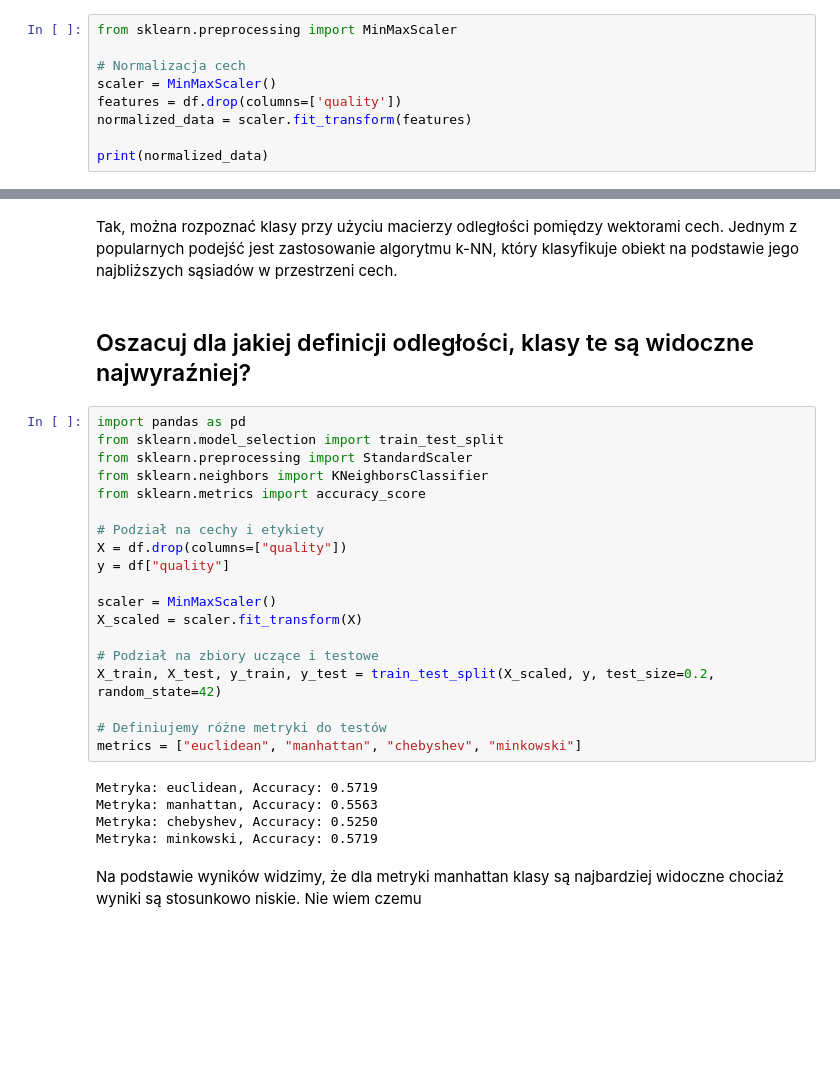
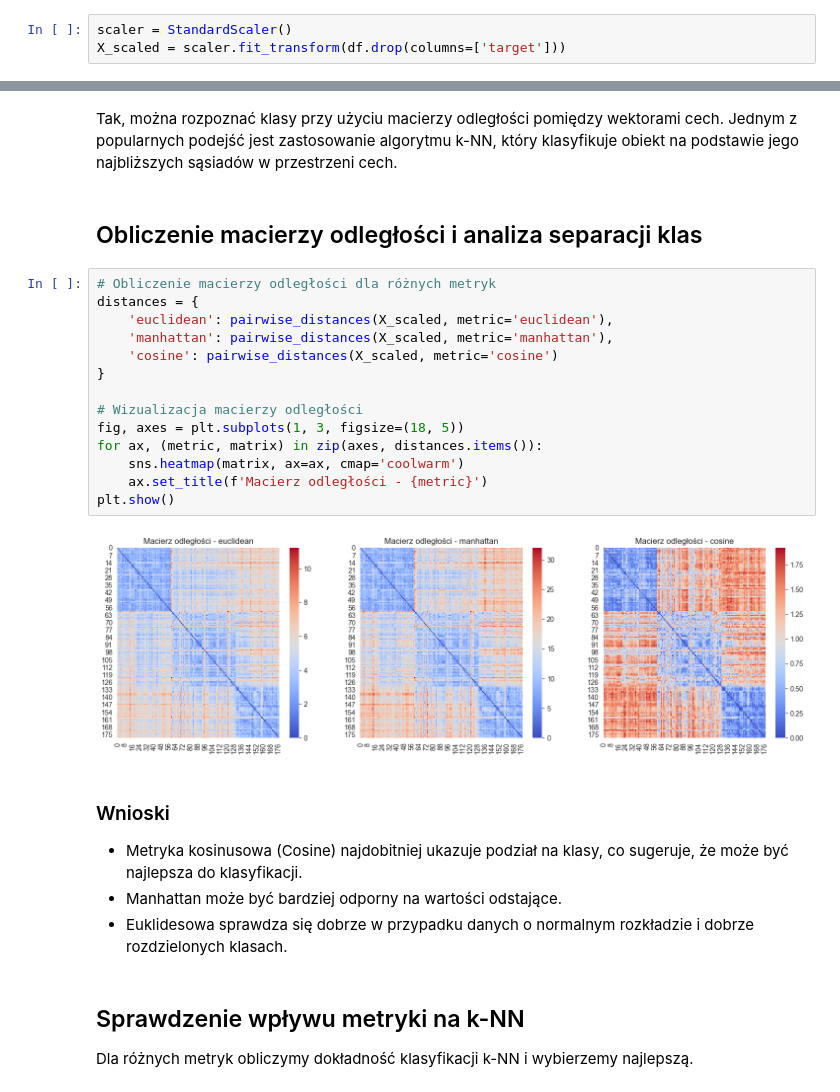
Before and after one commit to PiotrBra/MachineLearning, a Jupyter notebook: lab2/lab2.ipynb, the cells around one changed output, grey strips where cells are left out. Drawn from its saved outputs; the diff is of its cells as text; blank space fills up the shorter version.

```diff
--- a/lab2/lab2.ipynb
+++ b/lab2/lab2.ipynb
@@ -25,9 +49,3 @@ Zastosuję metodę min-max scaling.
 # %%
-from sklearn.preprocessing import MinMaxScaler
-
-# Normalizacja cech
-scaler = MinMaxScaler()
-features = df.drop(columns=['quality'])
-normalized_data = scaler.fit_transform(features)
-
-print(normalized_data)
+scaler = StandardScaler()
+X_scaled = scaler.fit_transform(df.drop(columns=['target']))
@@ -47,31 +57,29 @@ Powinniśmy standaryzować dane ponieważ, dzięki temu otrzymujemy bardzije uje
 # %% [markdown]
 Tak, można rozpoznać klasy przy użyciu macierzy odległości pomiędzy wektorami cech. Jednym z popularnych podejść jest zastosowanie algorytmu k-NN, który klasyfikuje obiekt na podstawie jego najbliższych sąsiadów w przestrzeni cech.
 # %% [markdown]
-## Oszacuj dla jakiej definicji odległości, klasy te są widoczne najwyraźniej?
+## Obliczenie macierzy odległości i analiza separacji klas
 # %%
-import pandas as pd
-from sklearn.model_selection import train_test_split
-from sklearn.preprocessing import StandardScaler
-from sklearn.neighbors import KNeighborsClassifier
-from sklearn.metrics import accuracy_score
+# Obliczenie macierzy odległości dla różnych metryk
+distances = {
+    'euclidean': pairwise_distances(X_scaled, metric='euclidean'),
+    'manhattan': pairwise_distances(X_scaled, metric='manhattan'),
+    'cosine': pairwise_distances(X_scaled, metric='cosine')
+}
 
-# Podział na cechy i etykiety
-X = df.drop(columns=["quality"])
-y = df["quality"]
-
-scaler = MinMaxScaler()
-X_scaled = scaler.fit_transform(X)
-
-# Podział na zbiory uczące i testowe
-X_train, X_test, y_train, y_test = train_test_split(X_scaled, y, test_size=0.2, random_state=42)
-
-# Definiujemy różne metryki do testów
-metrics = ["euclidean", "manhattan", "chebyshev", "minkowski"]
+# Wizualizacja macierzy odległości
+fig, axes = plt.subplots(1, 3, figsize=(18, 5))
+for ax, (metric, matrix) in zip(axes, distances.items()):
+    sns.heatmap(matrix, ax=ax, cmap='coolwarm')
+    ax.set_title(f'Macierz odległości - {metric}')
+plt.show()
 # %% [output]
-Metryka: euclidean, Accuracy: 0.5719
-Metryka: manhattan, Accuracy: 0.5563
-Metryka: chebyshev, Accuracy: 0.5250
-Metryka: minkowski, Accuracy: 0.5719
+[figure, added]
 # %% [markdown]
-Na podstawie wyników widzimy, że dla metryki manhattan klasy są najbardziej widoczne chociaż wyniki są stosunkowo niskie. Nie wiem czemu
+### Wnioski
+- Metryka kosinusowa (Cosine) najdobitniej ukazuje podział na klasy, co sugeruje, że może być najlepsza do klasyfikacji.
+- Manhattan może być bardziej odporny na wartości odstające.
+- Euklidesowa sprawdza się dobrze w przypadku danych o normalnym rozkładzie i dobrze rozdzielonych klasach.
+# %% [markdown]
+## Sprawdzenie wpływu metryki na k-NN
+Dla różnych metryk obliczymy dokładność klasyfikacji k-NN i wybierzemy najlepszą.
 # %%
```
Also changed, not shown: parts of 10 cells of this notebook.
